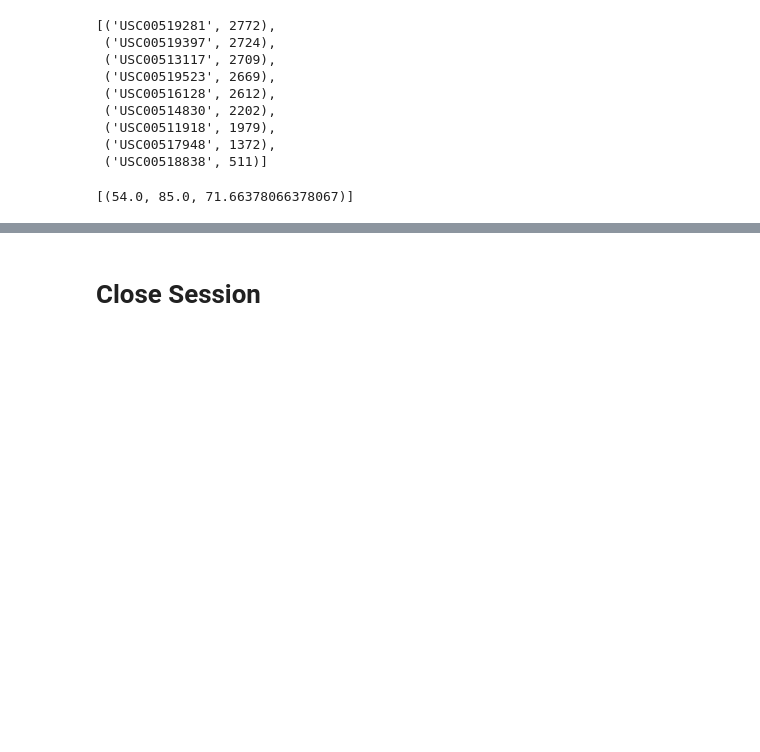
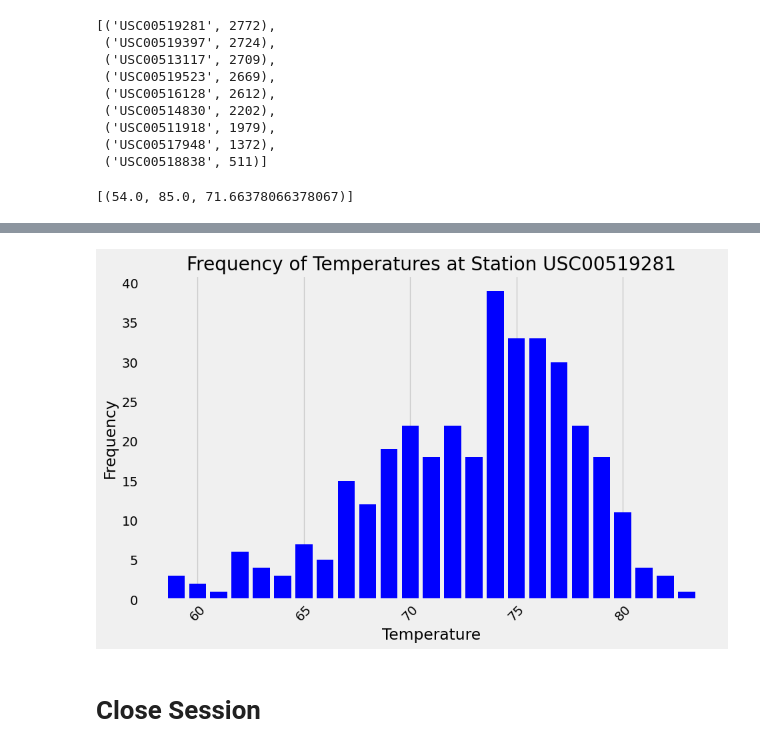
Before and after one commit to mftobin/sqlalchemy-challenge, a Jupyter notebook: SurfsUp/climate_starter.ipynb, the cells around one changed output, grey strips where cells are left out. Cells and saved outputs as stored; diff of their text form; code cells hidden in the pictures; blank space fills up the shorter version.

```diff
--- a/SurfsUp/climate_starter.ipynb
+++ b/SurfsUp/climate_starter.ipynb
@@ -108,3 +177,22 @@ Text(0.5, 4.183333333333314, 'Temperature')
+# %%
+# Using the most active station id
+# Query the last 12 months of temperature observation data for this station and plot the results as a histogram
+station_temps = session.query(Measurement.tobs,func.count(Measurement.tobs)).filter(Measurement.date>= last_12_months).filter(Measurement.station == "USC00519281").group_by(Measurement.tobs).order_by(Measurement.tobs.asc()).all()
+
+#convert into a dataframe after checking above this yielded the correct results
+df_station_temps = pd.DataFrame(station_temps, columns=["Temperature", "Frequency"])
+
+# Plot the histogram
+plt.figure(figsize=(10, 6))
+plt.bar(df_station_temps["Temperature"], df_station_temps["Frequency"], color='blue')
+plt.title('Frequency of Temperatures at Station USC00519281')
+plt.xlabel('Temperature')
+plt.ylabel('Frequency')
+plt.xticks(rotation=45)  # Rotate x labels if necessary
+plt.grid(axis='y')
+plt.show()
+# %% [output]
+[figure, added]
 # %% [markdown]
 # Close Session
 # %%
```
Also changed, not shown: parts of 12 cells of this notebook, 3 other files.
